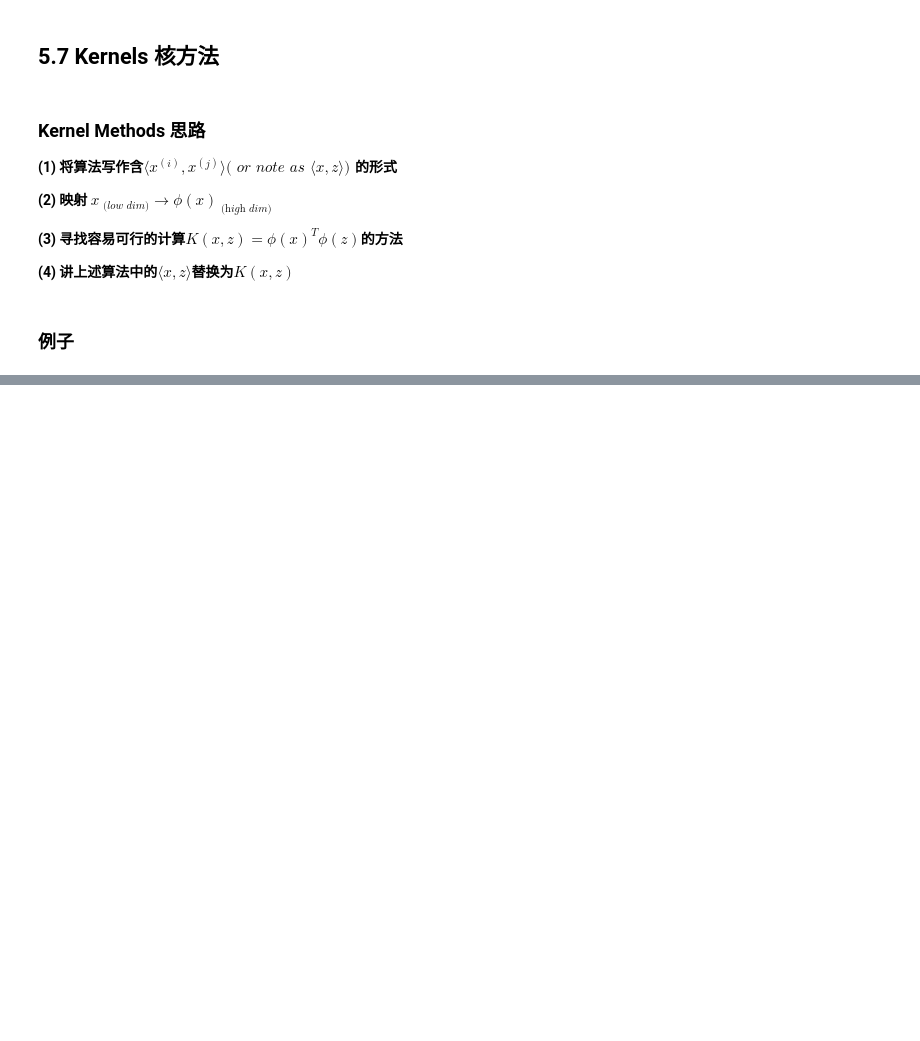
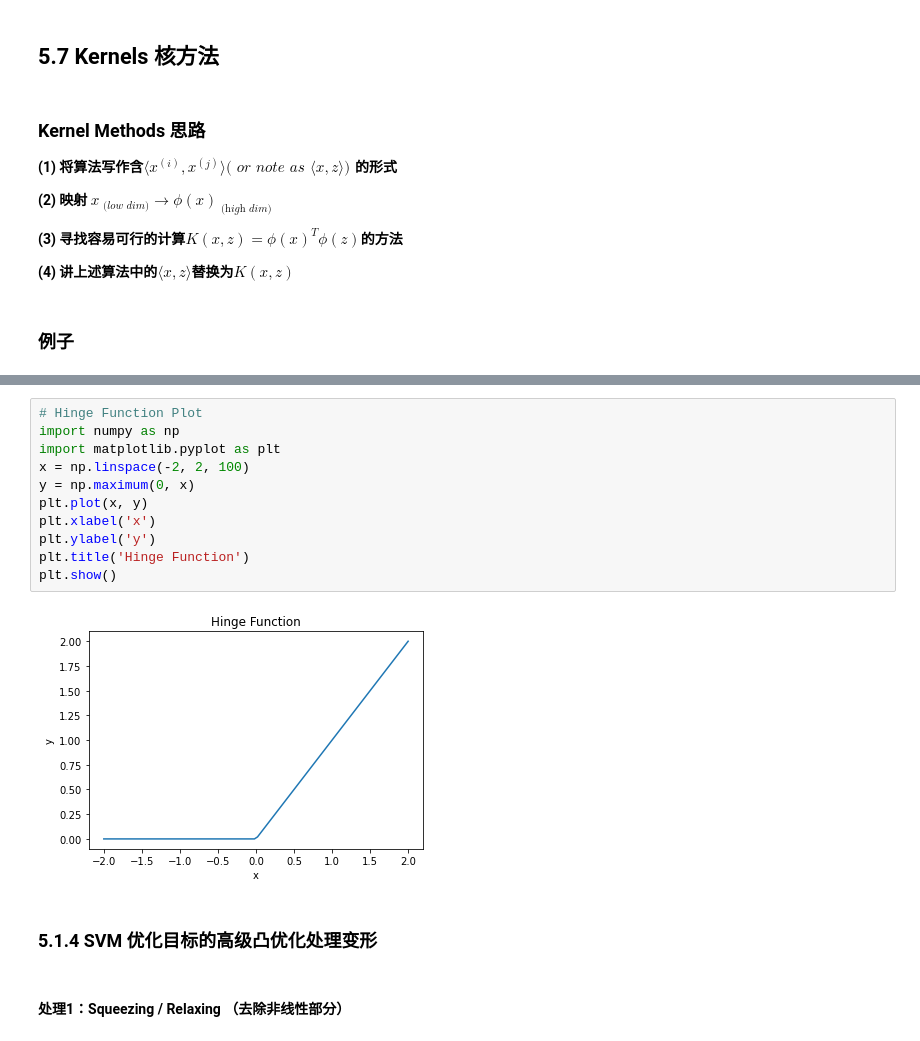
Before and after one commit to By-Xin/ByCsdiy, a Jupyter notebook: CS229/Notes/Note3.ipynb, the cells around one changed output, grey strips where cells are left out. Drawn from its saved outputs; the diff is of its cells as text; blank space fills up the shorter version.

```diff
--- a/CS229/Notes/Note3.ipynb
+++ b/CS229/Notes/Note3.ipynb
@@ -360,0 +517,17 @@ $$ K(x,z) = \phi(x)^T\phi(z) =^{?} (x^Tz)^2 = ... = \sum_{i,j=1}^n (x_ix_j)(z_iz
+# %%
+# Hinge Function Plot
+import numpy as np
+import matplotlib.pyplot as plt
+x = np.linspace(-2, 2, 100)
+y = np.maximum(0, x)
+plt.plot(x, y)
+plt.xlabel('x')
+plt.ylabel('y')
+plt.title('Hinge Function')
+plt.show()
+# %% [output]
+[figure, added]
+# %% [markdown]
+### 5.1.4 SVM 优化目标的高级凸优化处理变形
+# %% [markdown]
+#### 处理1：Squeezing / Relaxing （去除非线性部分）
```
Also changed, not shown: parts of 29 cells of this notebook.
